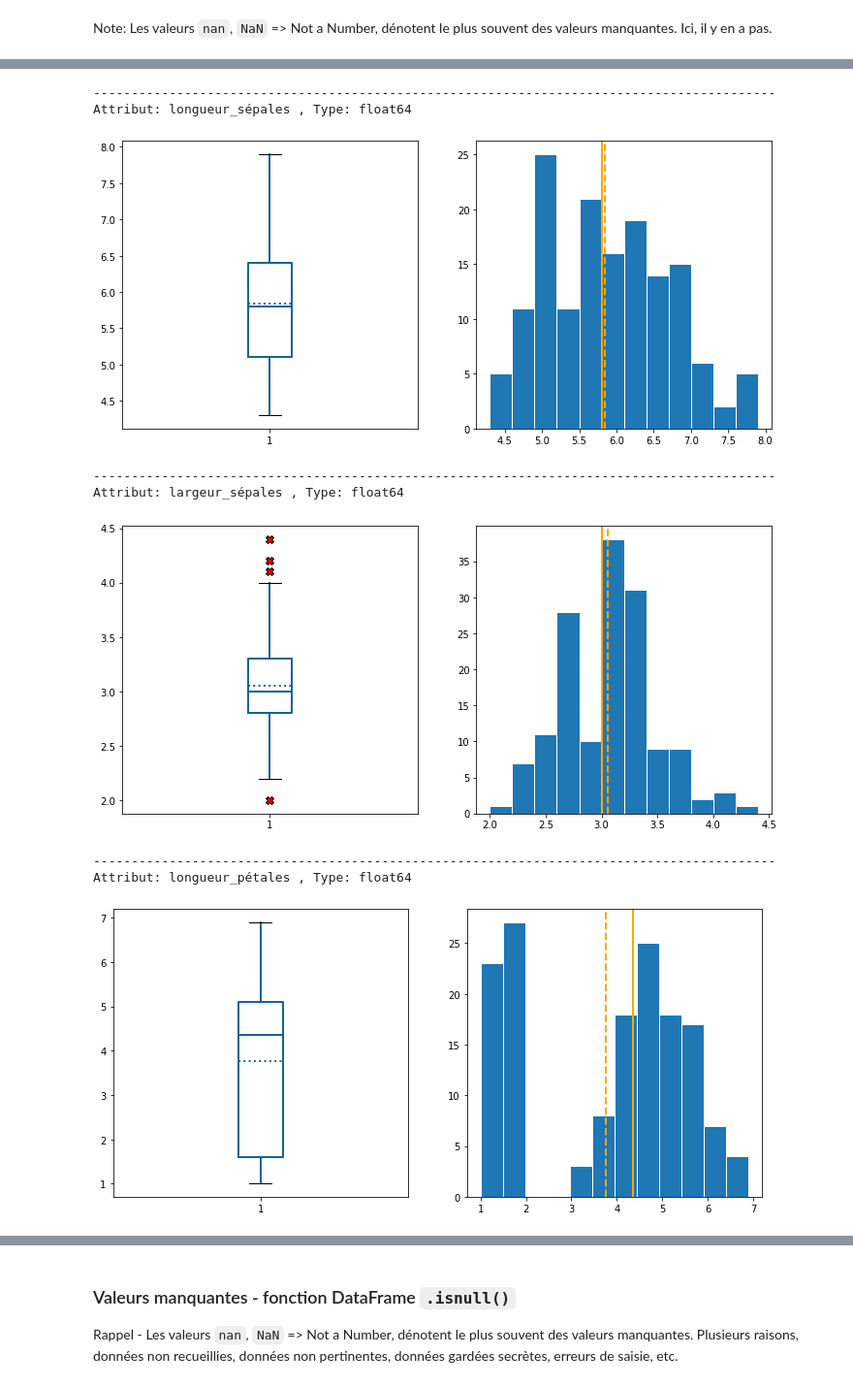
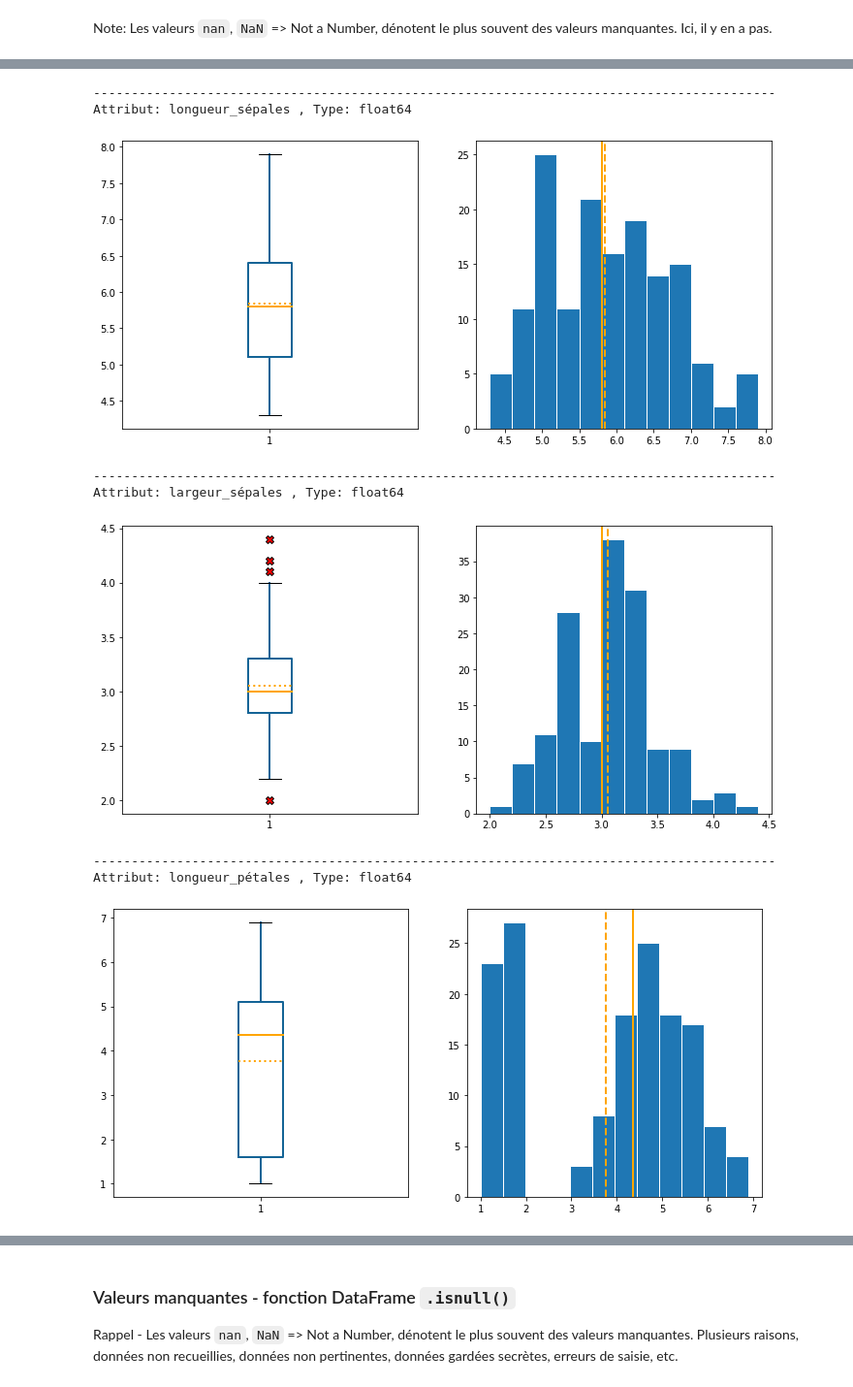
Before and after one commit to ClaudeCoulombe/VIARENA, a Jupyter notebook: Labos/Lab-Iris/Survol-Science_Des_Donnees-Iris.ipynb, the cells around one changed output, grey strips where cells are left out. Shown at 97% size. Drawn from its saved outputs; the diff is of its cells as text; code cells hidden in the pictures.

```diff
--- a/Labos/Lab-Iris/Survol-Science_Des_Donnees-Iris.ipynb
+++ b/Labos/Lab-Iris/Survol-Science_Des_Donnees-Iris.ipynb
@@ -275,8 +281,8 @@ NBR_MAX_ATTRIBUTS_AFFICHES = 50
 # Propriétés pour changer le style des boîtes à moustaches
 boite_props = dict(color='#146496',linestyle='solid', linewidth=2, )
 anomalies_props = dict(color='red', marker='X', markerfacecolor=None, markersize=8, linewidth=4)
-mediane_props = dict(color='#146496', linestyle='solid', linewidth=2)
-moyenne_props = dict(color='#146496', marker=None, markeredgecolor=None, linestyle='dotted', linewidth=2)
+mediane_props = dict(color='orange', linestyle='solid', linewidth=2)
+moyenne_props = dict(color='orange', marker=None, markeredgecolor=None, linestyle='dotted', linewidth=2)
 moustaches_props=dict(color='#146496', linewidth=2)
 
 def examen_distributions_attributs(un_dataframe):
@@ -299,39 +305,39 @@ def examen_distributions_attributs(un_dataframe):
             plt.subplot(2,2,1)
             plt.boxplot(un_dataframe[attribut],
                         meanline=True,showmeans=True,
                         boxprops=boite_props,
                         flierprops=anomalies_props,
                         medianprops=mediane_props,
                         meanprops=moyenne_props,
                         whiskerprops=moustaches_props,
                        )
             plt.subplot(2,2,2)
             plt.hist(un_dataframe[attribut],
                      edgecolor='white',
                      linewidth=1.0,
                      bins=round(len(un_dataframe[attribut])**0.5))
             plt.axvline(un_dataframe[attribut].mean(),
                         color='orange',
                         linestyle='dashed',
                         linewidth=2)
             plt.axvline(un_dataframe[attribut].median(),
                         color='orange',
                         linestyle='solid',
                         linewidth=2)
         plt.show()
         print()
     print("-"*90)
 
 examen_distributions_attributs(donnees_iris_df)
 # %% [output]
 ------------------------------------------------------------------------------------------
 Attribut: longueur_sépales , Type: float64
-[figure, old version]
+[figure, new version]
 ------------------------------------------------------------------------------------------
 Attribut: largeur_sépales , Type: float64
-[figure, old version]
+[figure, new version]
 ------------------------------------------------------------------------------------------
 Attribut: longueur_pétales , Type: float64
-[figure, old version]
+[figure, new version]
 ------------------------------------------------------------------------------------------
 Attribut: largeur_pétales , Type: float64
```
Also changed, not shown: parts of 12 cells of this notebook.
